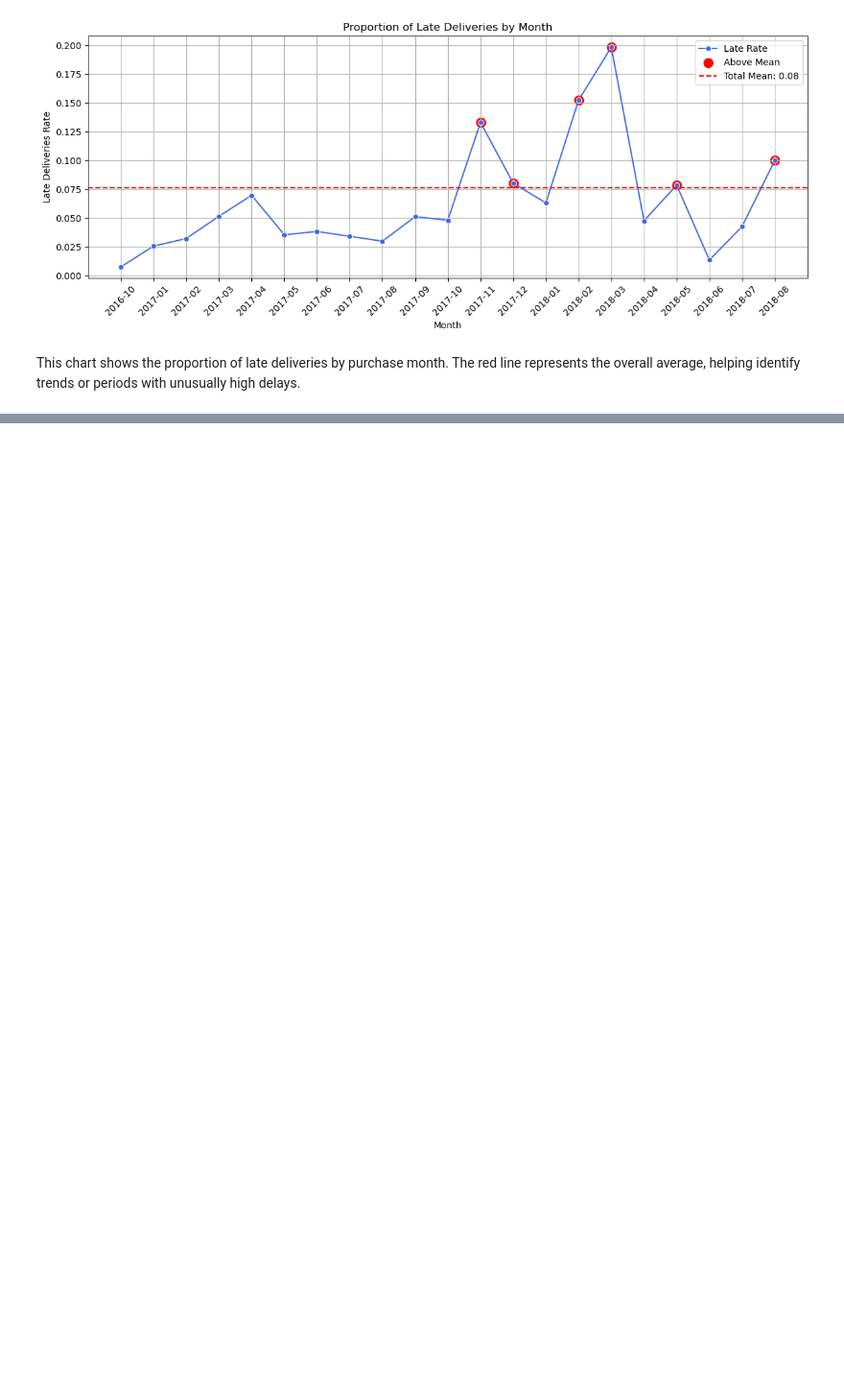
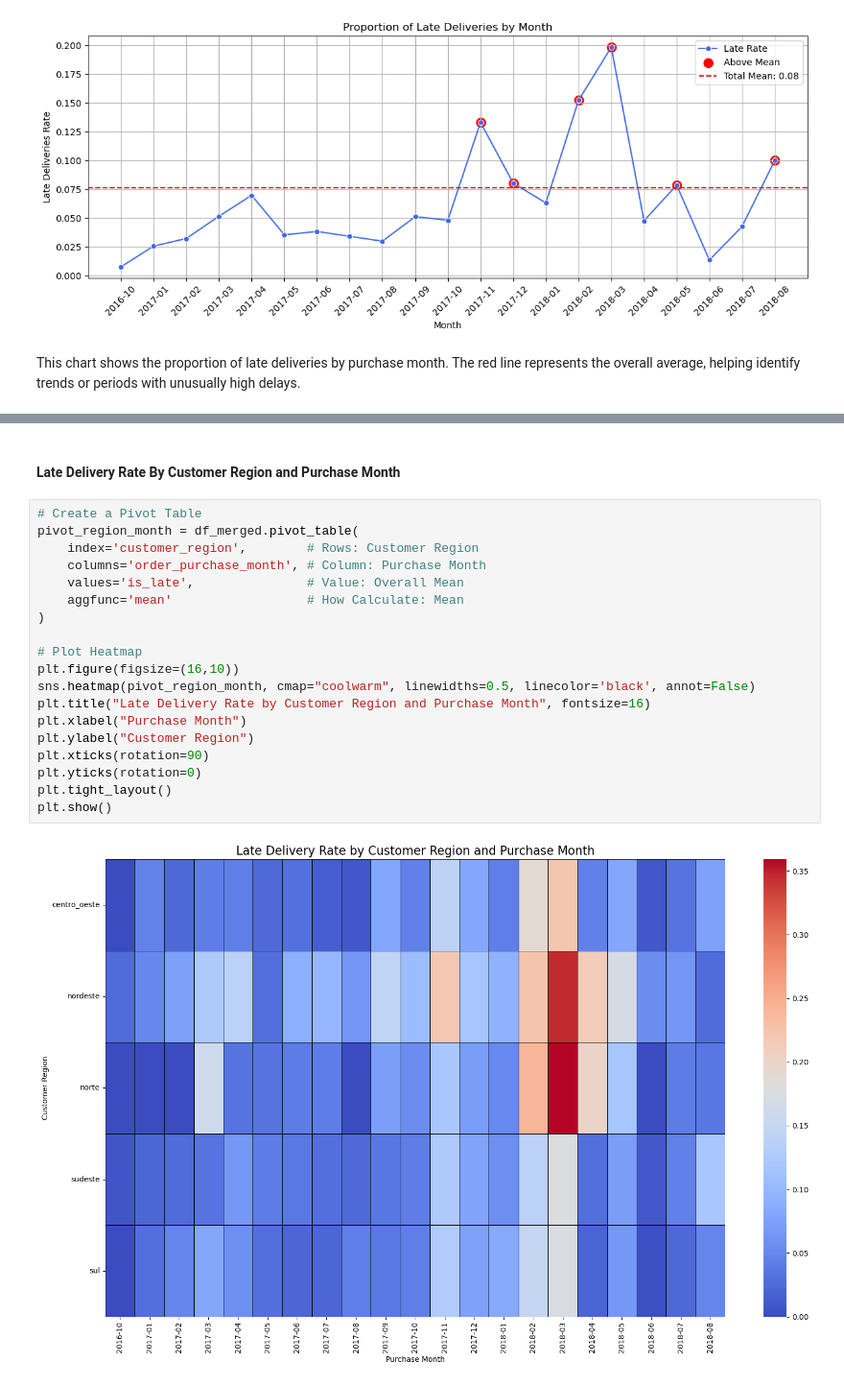
Before and after one commit to rickaof/Portfolio, a Jupyter notebook: Ecommerce_Analysis/notebooks/data_preparation.ipynb, the cells around one changed output, grey strips where cells are left out. Shown at 96% size. Saved outputs shown, nothing was run; the diff lists cells and outputs as text; blank space fills up the shorter version.

```diff
--- a/Ecommerce_Analysis/notebooks/data_preparation.ipynb
+++ b/Ecommerce_Analysis/notebooks/data_preparation.ipynb
@@ -727,0 +828,23 @@ plt.show()
+# %% [markdown]
+#### Late Delivery Rate By Customer Region and Purchase Month
+# %%
+# Create a Pivot Table
+pivot_region_month = df_merged.pivot_table(
+    index='customer_region',        # Rows: Customer Region
+    columns='order_purchase_month', # Column: Purchase Month
+    values='is_late',               # Value: Overall Mean
+    aggfunc='mean'                  # How Calculate: Mean
+)
+
+# Plot Heatmap
+plt.figure(figsize=(16,10))
+sns.heatmap(pivot_region_month, cmap="coolwarm", linewidths=0.5, linecolor='black', annot=False)
+plt.title("Late Delivery Rate by Customer Region and Purchase Month", fontsize=16)
+plt.xlabel("Purchase Month")
+plt.ylabel("Customer Region")
+plt.xticks(rotation=90)
+plt.yticks(rotation=0)
+plt.tight_layout()
+plt.show()
+# %% [output]
+[figure, added]
```
Also changed, not shown: parts of 45 cells of this notebook.
